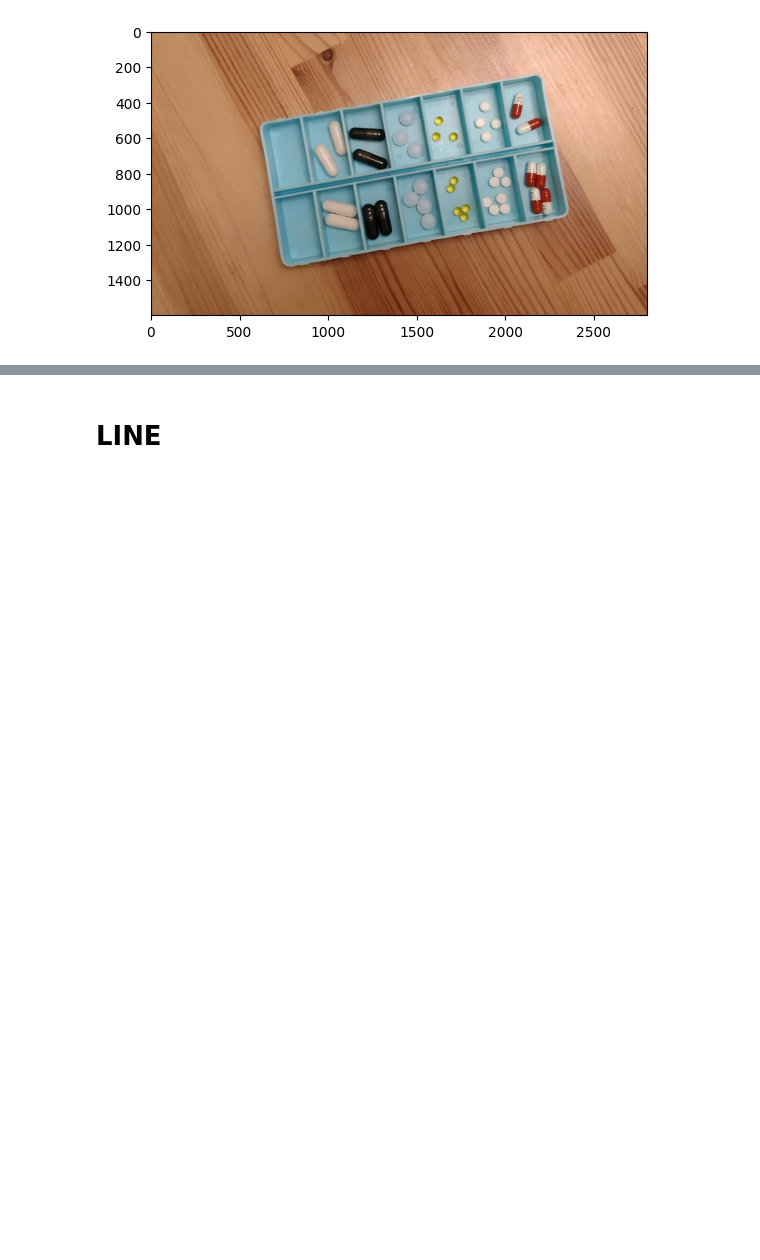
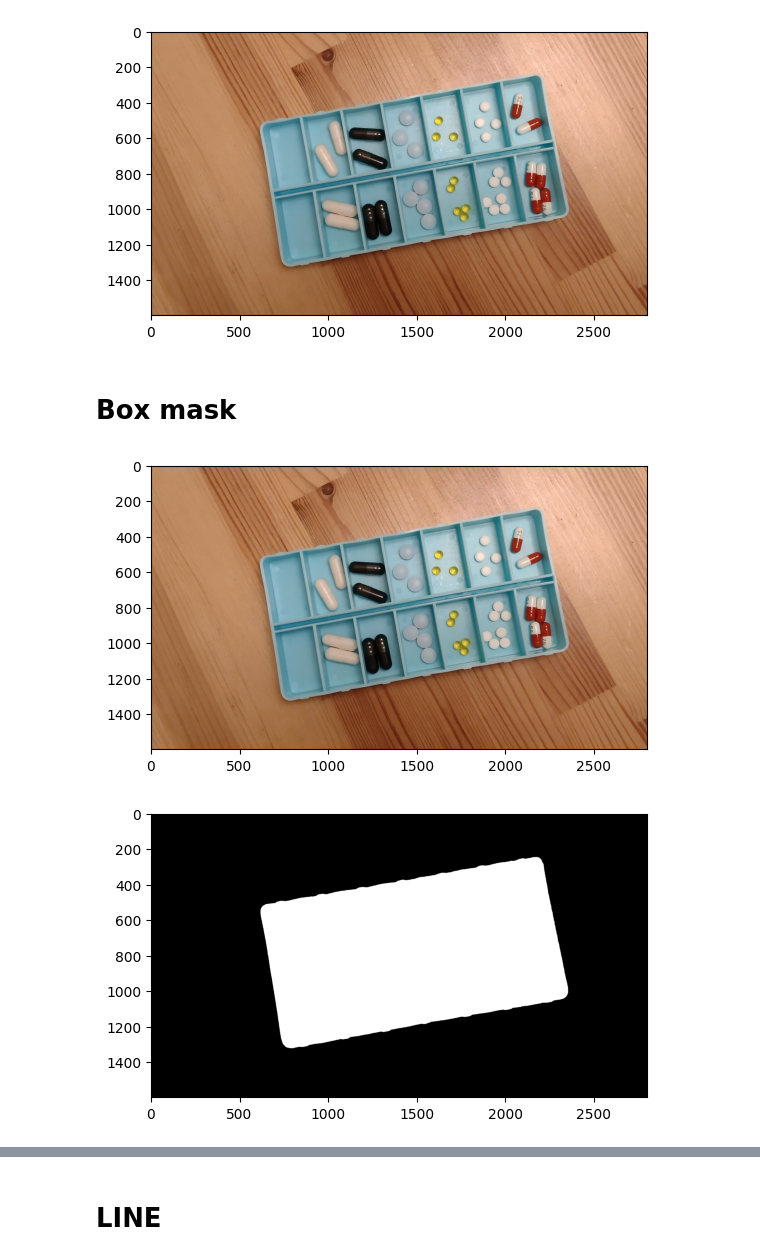
Before and after one commit to WitoldFracek/AiPOiV, a Jupyter notebook: Lab5/experiments.ipynb, the cells around one changed output, grey strips where cells are left out. Saved outputs shown, nothing was run; the diff lists cells and outputs as text; code cells hidden in the pictures; blank space fills up the shorter version.

```diff
--- a/Lab5/experiments.ipynb
+++ b/Lab5/experiments.ipynb
@@ -14,3 +14,23 @@ plt.imshow(cv2.cvtColor(src, cv2.COLOR_BGR2RGB))
 plt.show()
 # %% [output]
 [figure]
+# %% [markdown]
+# Box mask
+# %%
+src = cv2.imread('calib.png')
+# src = cv2.imread('test_line.png')
+# src = cv2.imread('test.png')
+plt.imshow(cv2.cvtColor(src, cv2.COLOR_BGR2RGB))
+plt.show()
+assert src is not None
+
+box_mask = cv2.cvtColor(src, cv2.COLOR_BGR2HSV)[..., 0].astype(np.uint8)
+_, box_mask = cv2.threshold(box_mask, 0, 255, cv2.THRESH_BINARY + cv2.THRESH_OTSU)
+
+kernel = cv2.getStructuringElement(cv2.MORPH_CROSS, (300, 300))
+box_mask = cv2.morphologyEx(box_mask, cv2.MORPH_CLOSE, kernel)
+plt.imshow(box_mask, cmap='gray')
+plt.show()
+# %% [output]
+[figure, added]
+[figure, added]
```
Also changed, not shown: parts of 8 cells of this notebook, 1 other file.
